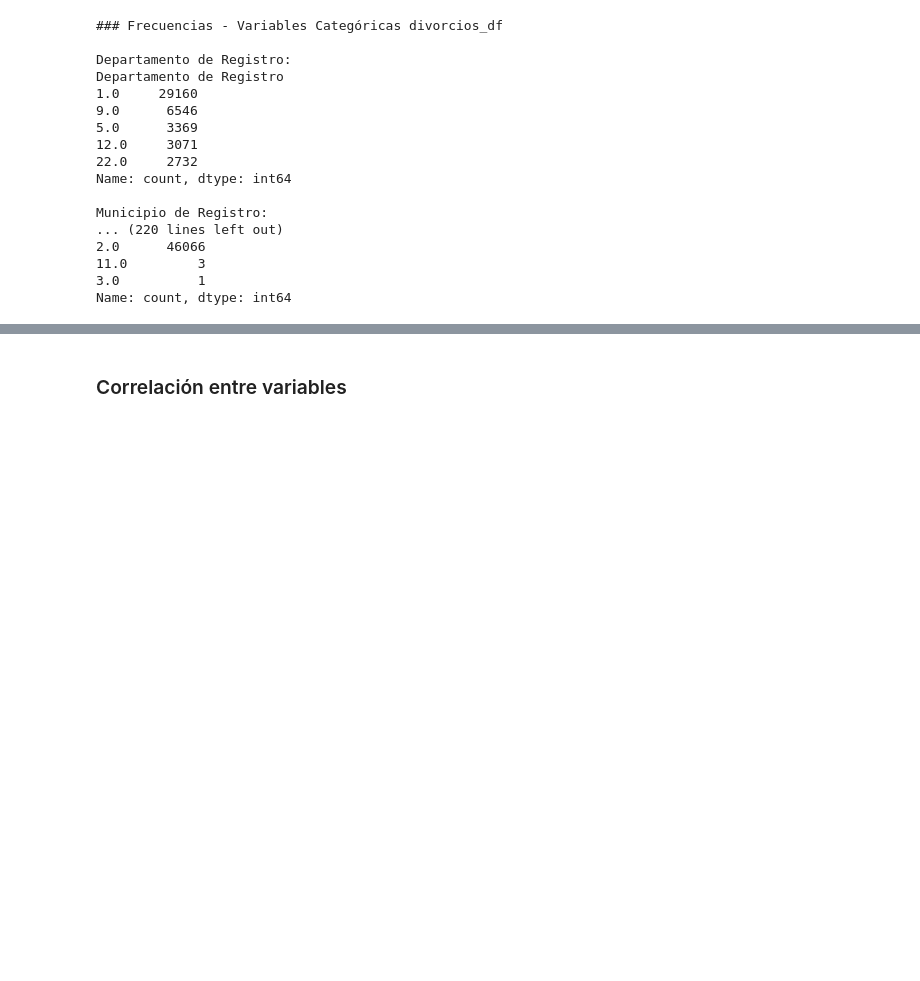
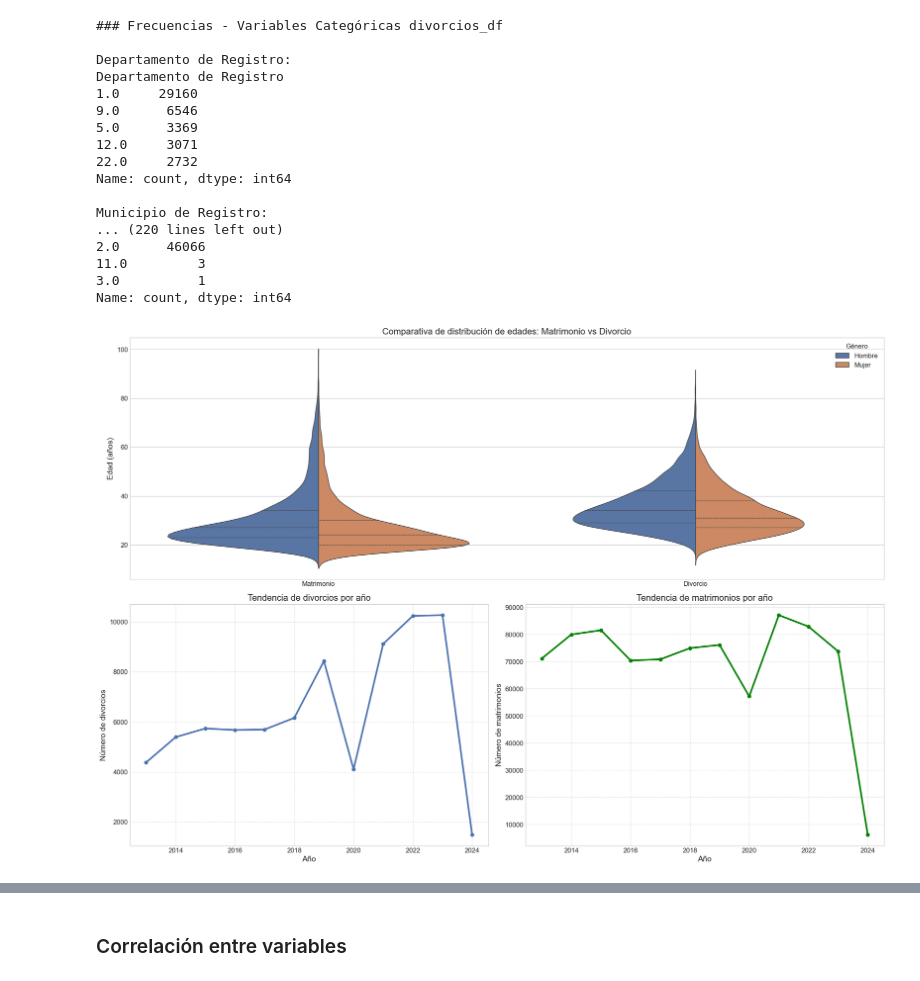
Before and after one commit to Sofiamishel2003/Proyecto-3, a Jupyter notebook: Proyecto3.ipynb, the cells around one changed output, grey strips where cells are left out. Drawn from its saved outputs; the diff is of its cells as text; code cells hidden in the pictures; blank space fills up the shorter version.

Commit message:
feat: graphics for numerical variables

```diff
--- a/Proyecto3.ipynb
+++ b/Proyecto3.ipynb
@@ -275,3 +275,77 @@ Municipio de Registro:
 11.0         3
 3.0          1
 Name: count, dtype: int64
+# %%
+import pandas as pd
+import numpy as np
+import matplotlib.pyplot as plt
+import seaborn as sns
+from matplotlib.gridspec import GridSpec
+
+# Configuración visual
+plt.style.use('seaborn-v0_8-whitegrid')
+sns.set_palette("deep")
+plt.rcParams['figure.figsize'] = (20, 15)
+plt.rcParams['font.size'] = 12
+
+# Crear figura con layout GridSpec para organizar múltiples gráficos
+fig = plt.figure(figsize=(20, 20))
+gs = GridSpec(3, 2, figure=fig)
+
+# 1. Comparativa de edades en matrimonio vs divorcio
+ax1 = fig.add_subplot(gs[0, :])
+
+# Crear dataframe para seaborn con datos reales
+edades_mat_h = mat_numeric['Edad del Hombre'].dropna()
+edades_mat_m = mat_numeric['Edad de la Mujer'].dropna()
+edades_div_h = div_numeric['Edad del Hombre'].dropna()
+edades_div_m = div_numeric['Edad de la Mujer'].dropna()
+
+# Muestreo para balancear el tamaño de los datos si es necesario
+sample_size = min(len(edades_mat_h), len(edades_mat_m), len(edades_div_h), len(edades_div_m), 5000)
+
+edades_df = pd.DataFrame({
+    'Edad': np.concatenate([
+        edades_mat_h.sample(sample_size).values,
+        edades_mat_m.sample(sample_size).values,
+        edades_div_h.sample(sample_size).values,
+        edades_div_m.sample(sample_size).values
+    ]),
+    'Género': ['Hombre']*sample_size + ['Mujer']*sample_size + ['Hombre']*sample_size + ['Mujer']*sample_size,
+    'Evento': ['Matrimonio']*sample_size*2 + ['Divorcio']*sample_size*2
+})
+
+# Violin plot comparando edades
+sns.violinplot(data=edades_df, x='Evento', y='Edad', hue='Género', split=True, inner='quart', ax=ax1)
+ax1.set_title('Comparativa de distribución de edades: Matrimonio vs Divorcio', fontsize=16)
+ax1.set_ylabel('Edad (años)', fontsize=14)
+ax1.set_xlabel('', fontsize=14)
+ax1.legend(title='Género')
+
+# 2. Tendencia temporal de divorcios y matrimonios por año
+ax2 = fig.add_subplot(gs[1, 0])
+
+# Datos reales agrupados por año
+divorcios_por_año = div_numeric['Ano de Registro'].value_counts().sort_index()
+years_div = divorcios_por_año.index.tolist()
+
+ax2.plot(years_div, divorcios_por_año.values, 'o-', label='Divorcios', linewidth=3)
+ax2.set_title('Tendencia de divorcios por año', fontsize=16)
+ax2.set_xlabel('Año', fontsize=14)
+ax2.set_ylabel('Número de divorcios', fontsize=14)
+ax2.grid(True, linestyle='--', alpha=0.7)
+
+ax3 = fig.add_subplot(gs[1, 1])
+matrimonios_por_año = mat_numeric['Ano de Registro'].value_counts().sort_index()
+years_mat = matrimonios_por_año.index.tolist()
+
+ax3.plot(years_mat, matrimonios_por_año.values, 'o-', color='green', linewidth=3, label='Matrimonios')
+ax3.set_title('Tendencia de matrimonios por año', fontsize=16)
+ax3.set_xlabel('Año', fontsize=14)
+ax3.set_ylabel('Número de matrimonios', fontsize=14)
+ax3.grid(True, linestyle='--', alpha=0.7)
+
+plt.tight_layout()
+plt.show()
+# %% [output]
+[figure, added]
```
Also changed, not shown: parts of 2 cells of this notebook, 1 other file.
